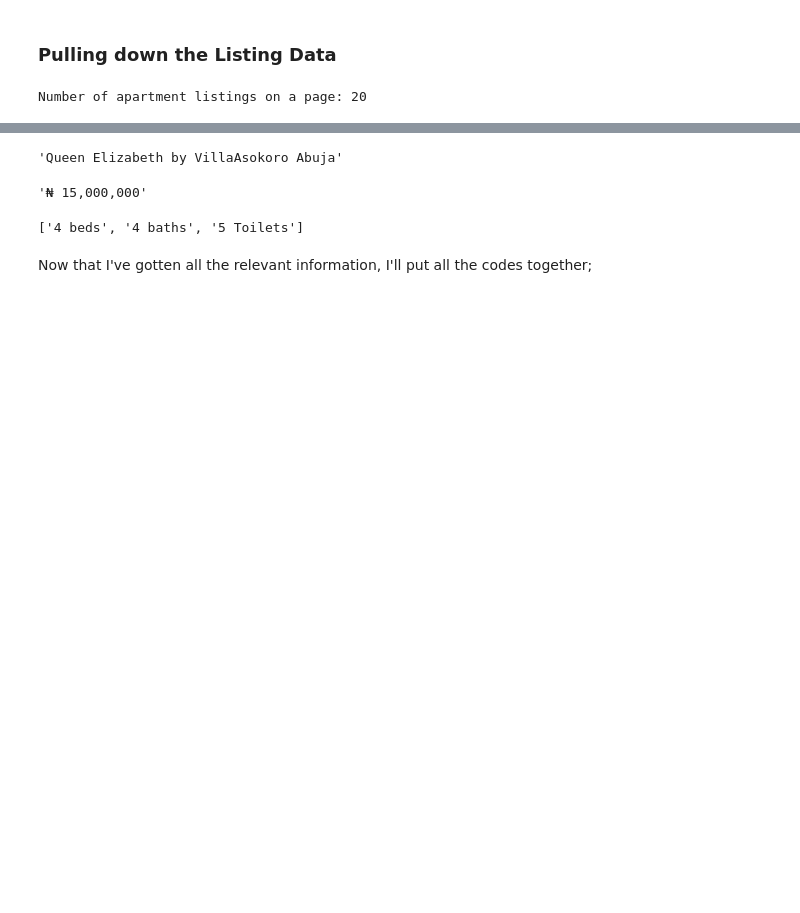
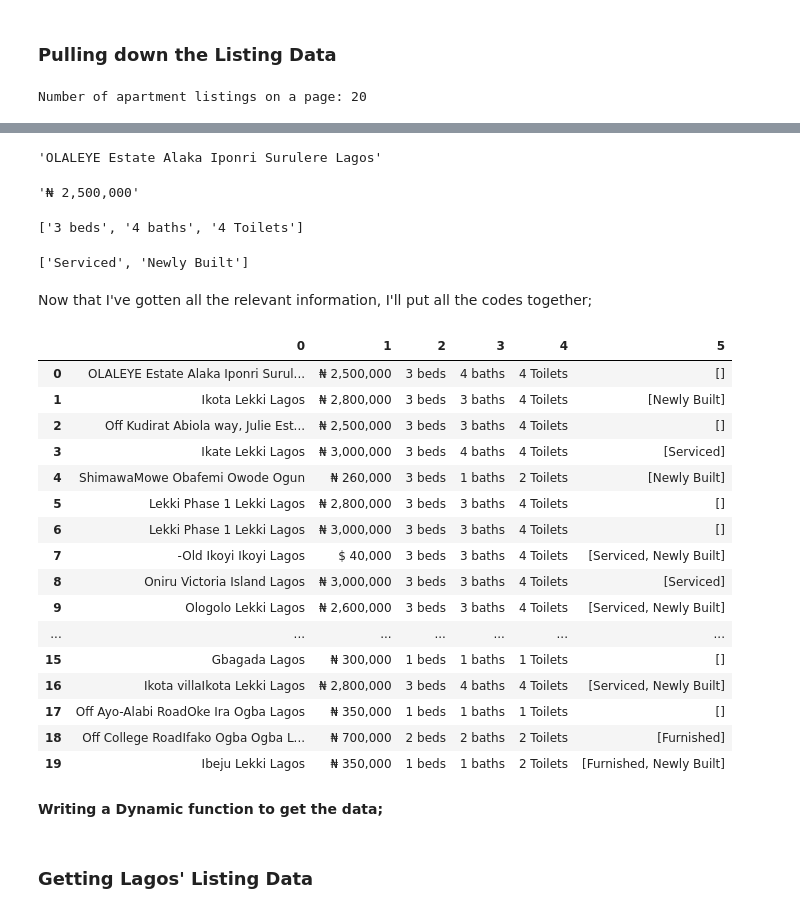
Before and after one commit to stevenkolawole/house_rent_pricing_app, a Jupyter notebook: scraper.ipynb, the cells around one changed output, grey strips where cells are left out. Cells and saved outputs as stored; diff of their text form; code cells hidden in the pictures; blank space fills up the shorter version.

Commit message:
finished scraping data

```diff
--- a/scraper.ipynb
+++ b/scraper.ipynb
@@ -6,7 +6,7 @@ from bs4 import BeautifulSoup
 # %% [markdown]
 ### Pulling down the Listing Data
 # %%
-r = requests.get('https://www.propertypro.ng/property-for-rent?search=&type=&bedroom=&min_price=&max_price=')
+r = requests.get('https://www.propertypro.ng/property-for-rent/flat-apartment/?search=&bedroom=&min_price=&max_price=3000000')
 
 soup = BeautifulSoup(r.content, 'html5lib')
 # %%
@@ -37,14 +37,51 @@ listing_divs[0]
 # %%
 listing_divs[0].select('h4')[0].text
 # %% [output]
-'Queen Elizabeth by VillaAsokoro Abuja'
+'OLALEYE Estate Alaka Iponri Surulere Lagos'
 # %%
 listing_divs[0].select('h3[class*=listings-price]')[0].text.strip()
 # %% [output]
-'₦ 15,000,000'
+'₦ 2,500,000'
 # %%
 listing_divs[0].select('div[class*=fur-areea]')[0].text.strip().split('\n')
 # %% [output]
-['4 beds', '4 baths', '5 Toilets']
+['3 beds', '4 baths', '4 Toilets']
+# %%
+listing_divs[7].select('div[class*=furnished-btn]')[0].text.strip().split('\n')
+# %% [output]
+['Serviced', 'Newly Built']
 # %% [markdown]
 Now that I've gotten all the relevant information, I'll put all the codes together;
+# %%
+all_listings_data = []
+for indv_listing in listing_divs:
+    address = indv_listing.select('h4')[0].text
+    price = indv_listing.select('h3[class*=listings-price]')[0].text.strip()
+    listing_data = [address, price]
+    utilities = indv_listing.select('div[class*=fur-areea]')[0].text.strip().split('\n')
+    listing_data.extend(utilities)
+    extra = indv_listing.select('div[class*=furnished-btn]')[0].text.strip().split('\n')
+    listing_data.append(extra)
+    all_listings_data.append(listing_data)
+
+pd.DataFrame(all_listings_data)
+# %% [output]
+|  | 0 | 1 | 2 | 3 | 4 | 5 |
+| 0 | OLALEYE Estate Alaka Iponri Surul... | ₦ 2,500,000 | 3 beds | 4 baths | 4 Toilets | [] |
+| 1 | Ikota Lekki Lagos | ₦ 2,800,000 | 3 beds | 3 baths | 4 Toilets | [Newly Built] |
+| 2 | Off Kudirat Abiola way, Julie Est... | ₦ 2,500,000 | 3 beds | 3 baths | 4 Toilets | [] |
+| 3 | Ikate Lekki Lagos | ₦ 3,000,000 | 3 beds | 4 baths | 4 Toilets | [Serviced] |
+| 4 | ShimawaMowe Obafemi Owode Ogun | ₦ 260,000 | 3 beds | 1 baths | 2 Toilets | [Newly Built] |
+| 5 | Lekki Phase 1 Lekki Lagos | ₦ 2,800,000 | 3 beds | 3 baths | 4 Toilets | [] |
+| 6 | Lekki Phase 1 Lekki Lagos | ₦ 3,000,000 | 3 beds | 3 baths | 4 Toilets | [] |
+| 7 | -Old Ikoyi Ikoyi Lagos | $ 40,000 | 3 beds | 3 baths | 4 Toilets | [Serviced, Newly Built] |
+| 8 | Oniru Victoria Island Lagos | ₦ 3,000,000 | 3 beds | 3 baths | 4 Toilets | [Serviced] |
+| 9 | Ologolo Lekki Lagos | ₦ 2,600,000 | 3 beds | 3 baths | 4 Toilets | [Serviced, Newly Built] |
+| ... | ... | ... | ... | ... | ... | ... |
+| 15 | Gbagada Lagos | ₦ 300,000 | 1 beds | 1 baths | 1 Toilets | [] |
+| 16 | Ikota villaIkota Lekki Lagos | ₦ 2,800,000 | 3 beds | 4 baths | 4 Toilets | [Serviced, Newly Built] |
+| 17 | Off Ayo-Alabi RoadOke Ira Ogba Lagos | ₦ 350,000 | 1 beds | 1 baths | 1 Toilets | [] |
+| 18 | Off College RoadIfako Ogba Ogba L... | ₦ 700,000 | 2 beds | 2 baths | 2 Toilets | [Furnished] |
+| 19 | Ibeju Lekki Lagos | ₦ 350,000 | 1 beds | 1 baths | 2 Toilets | [Furnished, Newly Built] |
+# %% [markdown]
+**Writing a Dynamic function to get the data;**
@@ -50,0 +112,2 @@ Now that I've gotten all the relevant information, I'll put all the codes togeth
+# %% [markdown]
+### Getting Lagos' Listing Data
```
Also changed, not shown: parts of 18 cells of this notebook, 5 other files.
